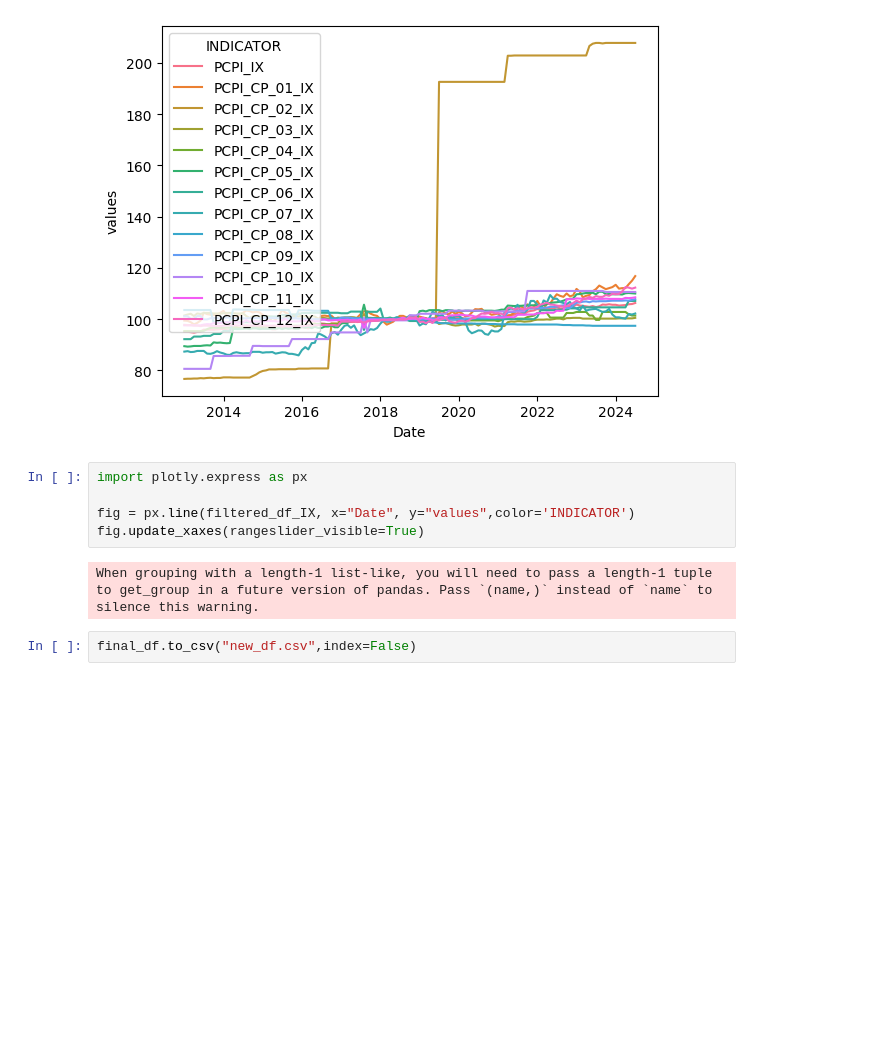
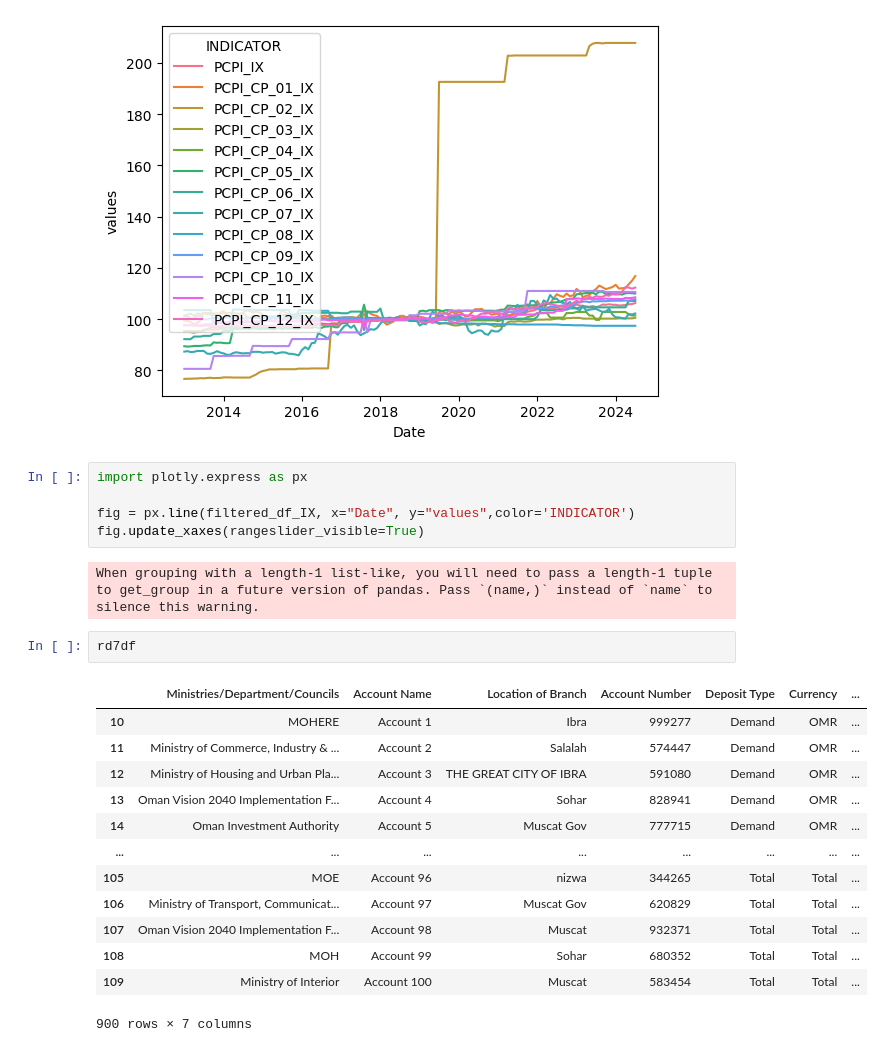
Before and after one commit to TheDataNomad/AlgoWarzmi, a Jupyter notebook: test_cbo/practice.ipynb, the cells around one changed output. Cells and saved outputs as stored; diff of their text form; blank space fills up the shorter version.

```diff
--- a/test_cbo/practice.ipynb
+++ b/test_cbo/practice.ipynb
@@ -257,5 +257,19 @@ fig = px.line(filtered_df_IX, x="Date", y="values",color='INDICATOR')
 fig.update_xaxes(rangeslider_visible=True)
 # %% [output]
 When grouping with a length-1 list-like, you will need to pass a length-1 tuple to get_group in a future version of pandas. Pass `(name,)` instead of `name` to silence this warning.
-# %%
-final_df.to_csv("new_df.csv",index=False)
+# %%
+rd7df
+# %% [output]
+|  | Ministries/Department/Councils | Account Name | Location of Branch | Account Number | Deposit Type | Currency | ... |
+| 10 | MOHERE | Account 1 | Ibra | 999277 | Demand | OMR | ... |
+| 11 | Ministry of Commerce, Industry & ... | Account 2 | Salalah | 574447 | Demand | OMR | ... |
+| 12 | Ministry of Housing and Urban Pla... | Account 3 | THE GREAT CITY OF IBRA | 591080 | Demand | OMR | ... |
+| 13 | Oman Vision 2040 Implementation F... | Account 4 | Sohar | 828941 | Demand | OMR | ... |
+| 14 | Oman Investment Authority | Account 5 | Muscat Gov | 777715 | Demand | OMR | ... |
+| ... | ... | ... | ... | ... | ... | ... | ... |
+| 105 | MOE | Account 96 | nizwa | 344265 | Total | Total | ... |
+| 106 | Ministry of Transport, Communicat... | Account 97 | Muscat Gov | 620829 | Total | Total | ... |
+| 107 | Oman Vision 2040 Implementation F... | Account 98 | Muscat | 932371 | Total | Total | ... |
+| 108 | MOH | Account 99 | Sohar | 680352 | Total | Total | ... |
+| 109 | Ministry of Interior | Account 100 | Muscat | 583454 | Total | Total | ... |
+900 rows × 7 columns
```
Also changed, not shown: 4 other files.
